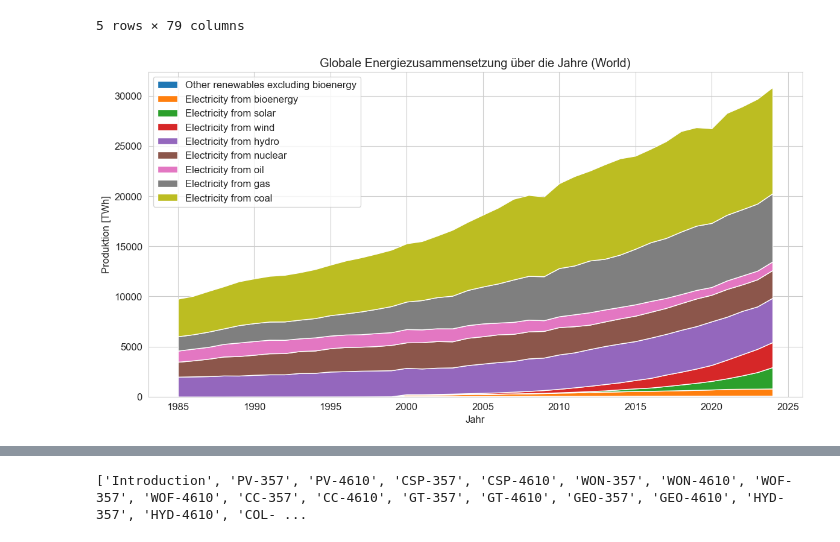
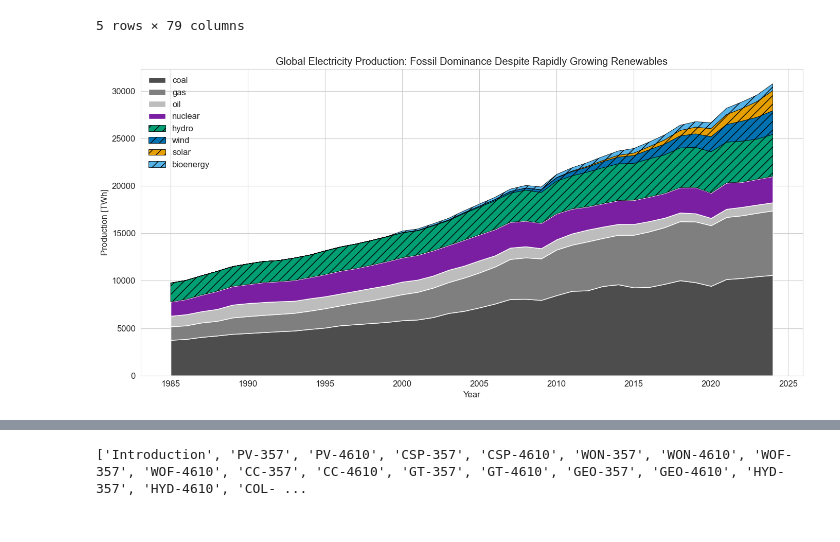
Before and after one commit to nicoweder/DVIZ_CODE_FINAL, a Jupyter notebook: notebooks/01_data_exploration.ipynb, the cells around one changed output, grey strips where cells are left out. Cells and saved outputs as stored; diff of their text form; code cells hidden in the pictures.

```diff
--- a/notebooks/01_data_exploration.ipynb
+++ b/notebooks/01_data_exploration.ipynb
@@ -25,36 +29,55 @@ data2.head()
 | 3 | Afghanistan | 1753 | AFG | NaN | NaN | 0.0 | NaN | NaN | ... |
 | 4 | Afghanistan | 1754 | AFG | NaN | NaN | 0.0 | NaN | NaN | ... |
 5 rows × 79 columns
-# %%
-energy_global = data[data['Entity'] == 'World']
-
-# Energiequellen-Spalten
-energy_columns = [
-    "Other renewables excluding bioenergy - TWh (adapted for visualization of chart electricity-prod-source-stacked)",
-    "Electricity from bioenergy - TWh (adapted for visualization of chart electricity-prod-source-stacked)",
-    "Electricity from solar - TWh (adapted for visualization of chart electricity-prod-source-stacked)",
-    "Electricity from wind - TWh (adapted for visualization of chart electricity-prod-source-stacked)",
-    "Electricity from hydro - TWh (adapted for visualization of chart electricity-prod-source-stacked)",
-    "Electricity from nuclear - TWh (adapted for visualization of chart electricity-prod-source-stacked)",
-    "Electricity from oil - TWh (adapted for visualization of chart electricity-prod-source-stacked)",
-    "Electricity from gas - TWh (adapted for visualization of chart electricity-prod-source-stacked)",
-    "Electricity from coal - TWh (adapted for visualization of chart electricity-prod-source-stacked)"
-]
-
-# Stacked Area Chart plotten
-plt.figure(figsize=(14,7))
-plt.stackplot(
-    energy_global['Year'],
-    [energy_global[col] for col in energy_columns],
-    labels=[col.split(' - ')[0] for col in energy_columns]
-)
-plt.legend(loc='upper left')
-plt.title("Globale Energiezusammensetzung über die Jahre (World)")
-plt.xlabel("Jahr")
-plt.ylabel("Produktion [TWh]")
-plt.show()
-# %% [output]
-[figure, removed]
+# %%
+energy_global = data[data['Entity'] == 'World']
+
+energy_columns = [
+    "Electricity from coal - TWh (adapted for visualization of chart electricity-prod-source-stacked)",
+    "Electricity from gas - TWh (adapted for visualization of chart electricity-prod-source-stacked)",
+    "Electricity from oil - TWh (adapted for visualization of chart electricity-prod-source-stacked)",
+    "Electricity from nuclear - TWh (adapted for visualization of chart electricity-prod-source-stacked)",
+    "Electricity from hydro - TWh (adapted for visualization of chart electricity-prod-source-stacked)",
+    "Electricity from wind - TWh (adapted for visualization of chart electricity-prod-source-stacked)",
+    "Electricity from solar - TWh (adapted for visualization of chart electricity-prod-source-stacked)",
+    "Electricity from bioenergy - TWh (adapted for visualization of chart electricity-prod-source-stacked)"
+]
+
+colors = [
+    "#4d4d4d",  # Coal (dark gray)
+    "#7f7f7f",  # Gas (medium gray)
+    "#bdbdbd",  # Oil (light gray)
+    "#7b1fa2",  # Nuclear (violet)
+    "#009e73",  # Hydro (turquoise green, colorblind safe)
+    "#0072b2",  # Wind (blue, colorblind safe)
+    "#e69f00",  # Solar (orange, colorblind safe)
+    "#56b4e9"   # Bioenergy (light blue, colorblind safe)
+]
+
+plt.figure(figsize=(14, 7))
+collections = plt.stackplot(
+    energy_global['Year'],
+    [energy_global[col] for col in energy_columns],
+    labels=[col.split(' - ')[0].replace("Electricity from ", "") for col in energy_columns],
+    colors=colors
+)
+
+# Add hatching to renewables (Hydro, Wind, Solar, Bioenergy)
+renewable_indices = [4, 5, 6, 7]
+
+for i in renewable_indices:
+    collections[i].set_hatch('//')
+    collections[i].set_edgecolor('black')
+    collections[i].set_linewidth(0.6)
+
+plt.legend(loc='upper left', frameon=False)
+plt.title("Global Electricity Production: Fossil Dominance Despite Rapidly Growing Renewables")
+plt.xlabel("Year")
+plt.ylabel("Production [TWh]")
+plt.tight_layout()
+plt.show()
+# %% [output]
+[figure, added]
 # %%
 # Spalten für die Gruppen
 renewables_cols = [
```
Also changed, not shown: parts of 10 cells of this notebook, 1 other file.
